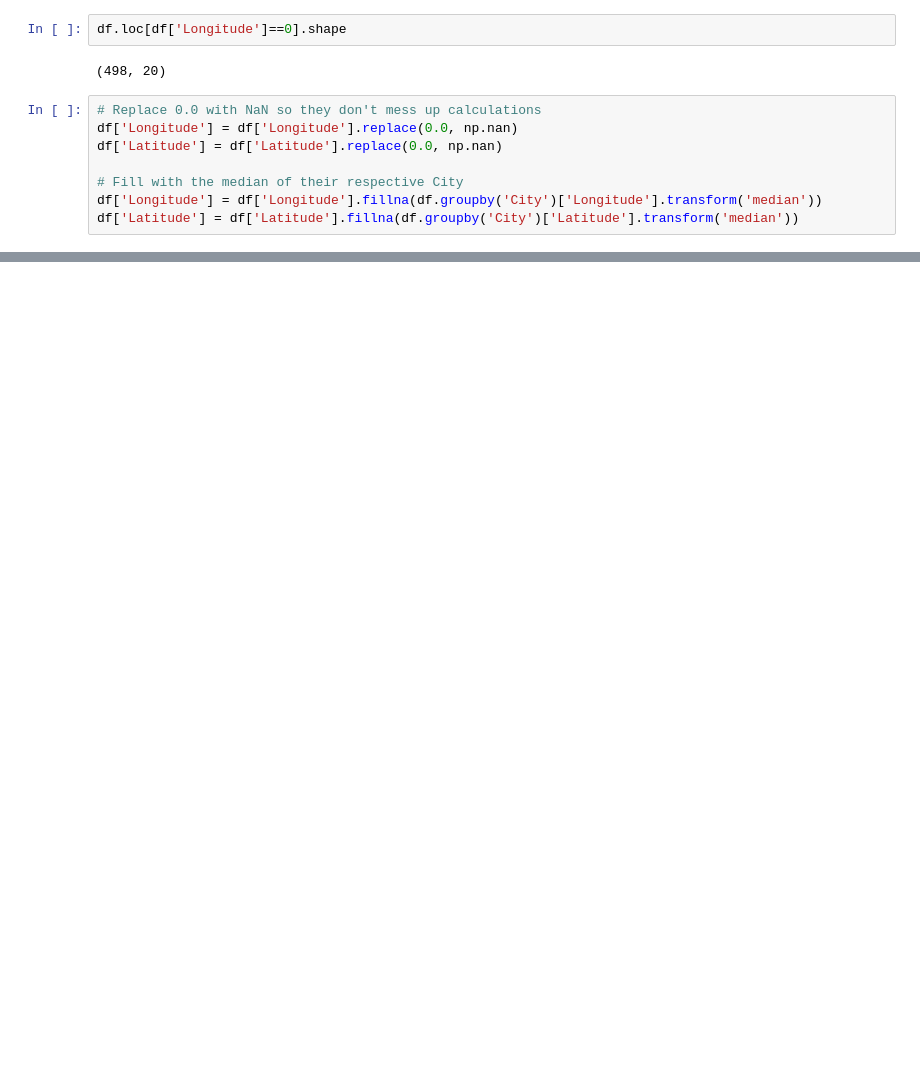
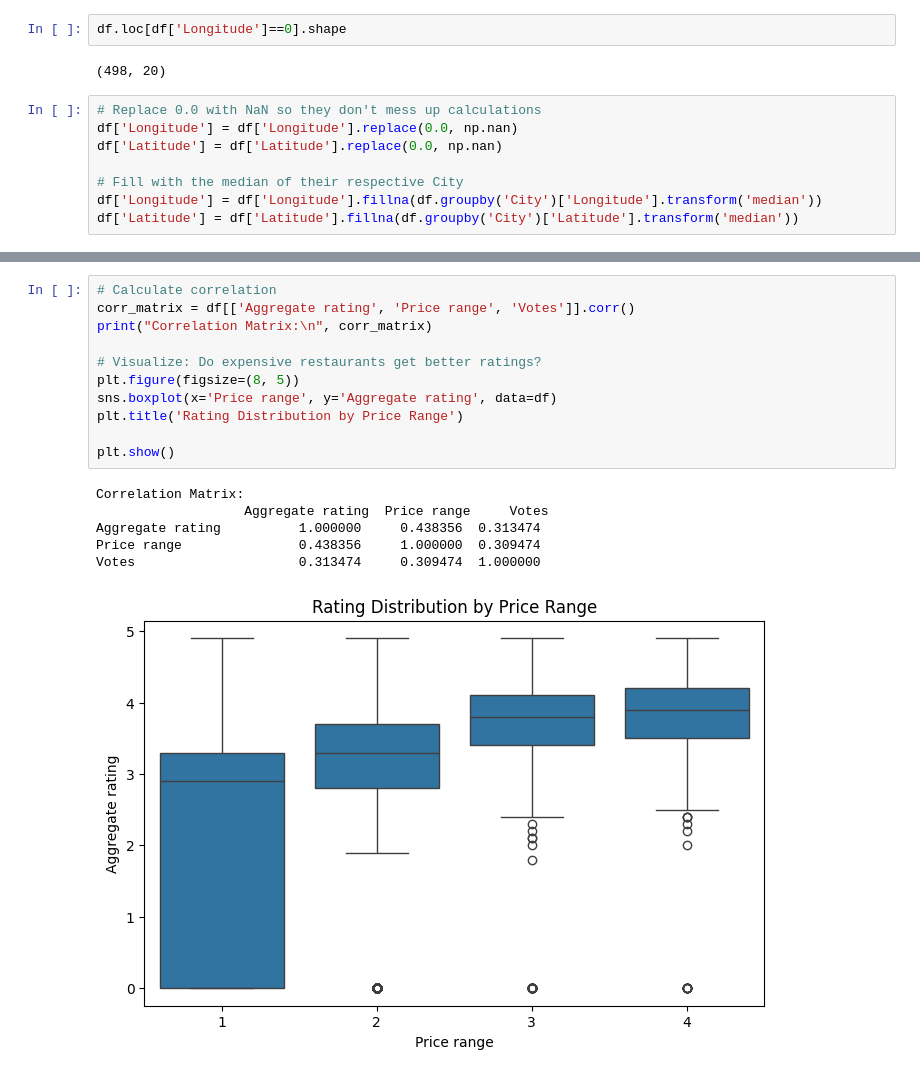
Before and after one commit to hcbagde17/cognifzy_ml_tasks, a Jupyter notebook: task4/preprocess&analysis.ipynb, the cells around one changed output, grey strips where cells are left out. Saved outputs shown, nothing was run; the diff lists cells and outputs as text; blank space fills up the shorter version.

```diff
--- a/task4/preprocess&analysis.ipynb
+++ b/task4/preprocess&analysis.ipynb
@@ -77,0 +134,18 @@ Map saved as 'restaurants_map.html'. Open this file in your browser!
+# %%
+# Calculate correlation
+corr_matrix = df[['Aggregate rating', 'Price range', 'Votes']].corr()
+print("Correlation Matrix:\n", corr_matrix)
+
+# Visualize: Do expensive restaurants get better ratings?
+plt.figure(figsize=(8, 5))
+sns.boxplot(x='Price range', y='Aggregate rating', data=df)
+plt.title('Rating Distribution by Price Range')
+
+plt.show()
+# %% [output]
+Correlation Matrix:
+                   Aggregate rating  Price range     Votes
+Aggregate rating          1.000000     0.438356  0.313474
+Price range               0.438356     1.000000  0.309474
+Votes                     0.313474     0.309474  1.000000
+[figure, added]
```
Also changed, not shown: parts of 5 cells of this notebook, 4 other files.
